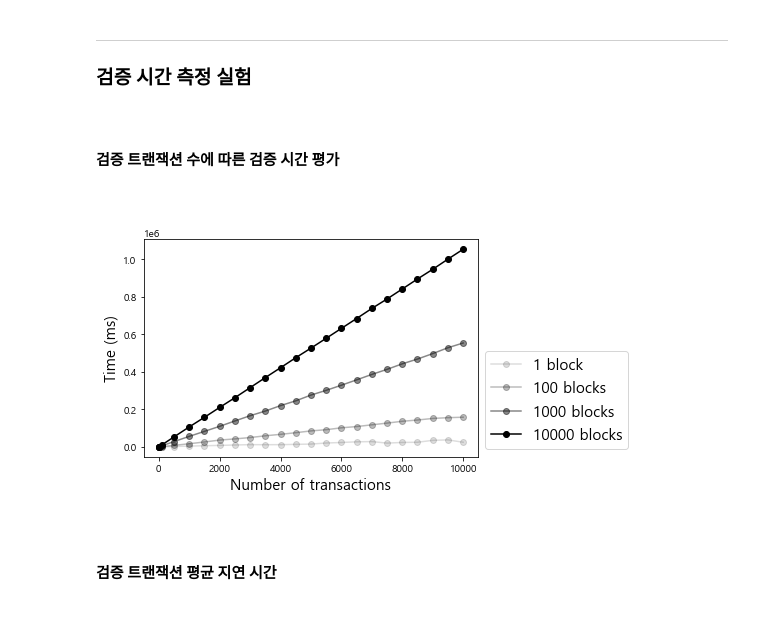
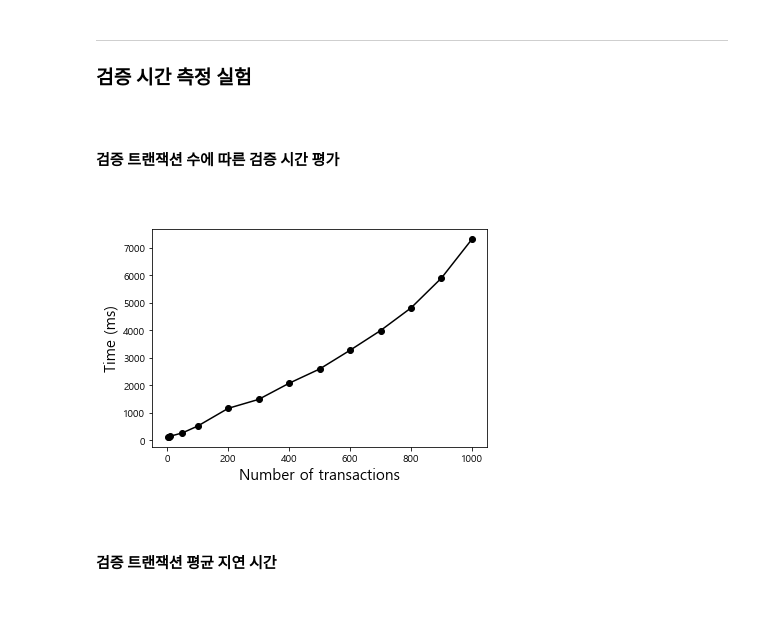
Before and after one commit to KiHyeon-Hong/Access_control_blockchain_network_paper, a Jupyter notebook: view/Access_control_blockchain.ipynb, the cells around one changed output. Drawn from its saved outputs; the diff is of its cells as text; code cells hidden in the pictures.

```diff
--- a/view/Access_control_blockchain.ipynb
+++ b/view/Access_control_blockchain.ipynb
@@ -108,17 +128,12 @@ verification_10000 = verification[(verification['NumOfBlock'] == 10000)]
-# %%
-plt.plot(verification_1['NumOfTransaction'], verification_1['Time'], color='#00000022', marker='o', label='1 block')
-plt.plot(verification_100['NumOfTransaction'], verification_100['Time'], color='#00000044', marker='o', label='100 blocks')
-plt.plot(verification_1000['NumOfTransaction'], verification_1000['Time'], color='#00000077', marker='o', label='1000 blocks')
-plt.plot(verification_10000['NumOfTransaction'], verification_10000['Time'], color='#000000FF', marker='o', label='10000 blocks')
-
-plt.xlabel('Number of transactions')
-plt.ylabel('Time (ms)')
-
-plt.legend(loc='lower right', fontsize=15, bbox_to_anchor=(1.47, 0))
-
-plt.show()
-# %% [output]
-[figure, removed]
+# %%
+plt.plot(verification['NumOfTransaction'], verification['Time'], color='#000000FF', marker='o')
+
+plt.xlabel('Number of transactions')
+plt.ylabel('Time (ms)')
+
+plt.show()
+# %% [output]
+[figure, added]
 # %% [markdown]
 <br>
 <h4>검증 트랜잭션 평균 지연 시간</h4>
```
Also changed, not shown: parts of 20 cells of this notebook, 3 other files.
